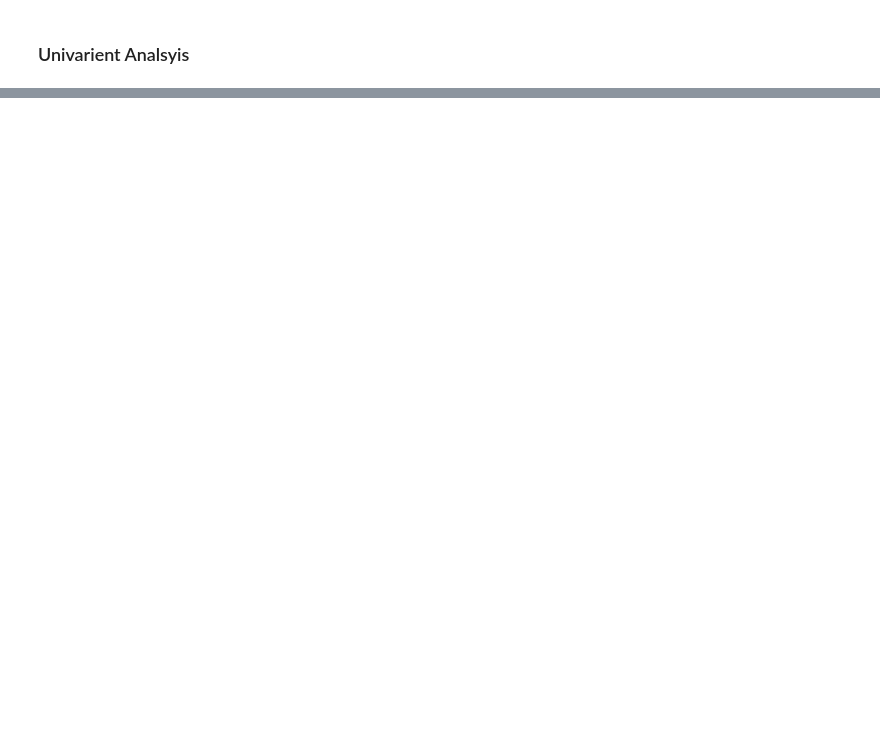
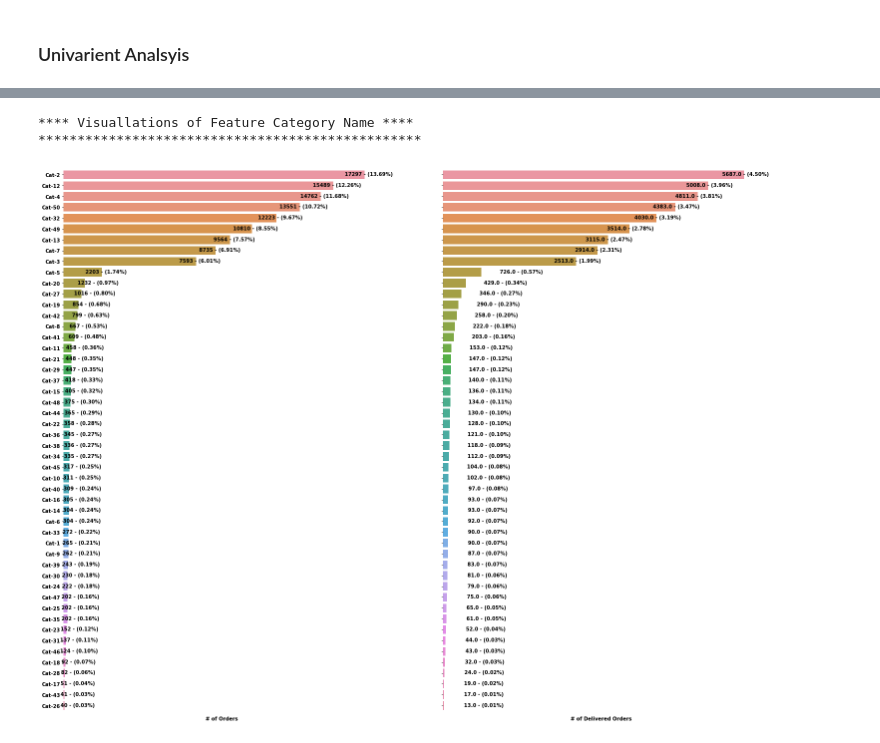
Before and after one commit to psiva2019/Hackathon, a Jupyter notebook: Algoritmo/Algoritmo.ipynb, the cells around one changed output, grey strips where cells are left out. Cells and saved outputs as stored; diff of their text form; code cells hidden in the pictures; blank space fills up the shorter version.

```diff
--- a/Algoritmo/Algoritmo.ipynb
+++ b/Algoritmo/Algoritmo.ipynb
@@ -572,0 +436,6 @@ display_unq(df,'Login_device','Churn',10,'char','Login_device',textlab,textlab_t
+# %%
+display_unq(df,'CategoryName','Delivery_Status',10,'chars','Category Name',textlab,textlab_tar,25,20)
+# %% [output]
+**** Visuallations of Feature Category Name ****
+*************************************************
+[figure, added]
```
Also changed, not shown: parts of 54 cells of this notebook.
